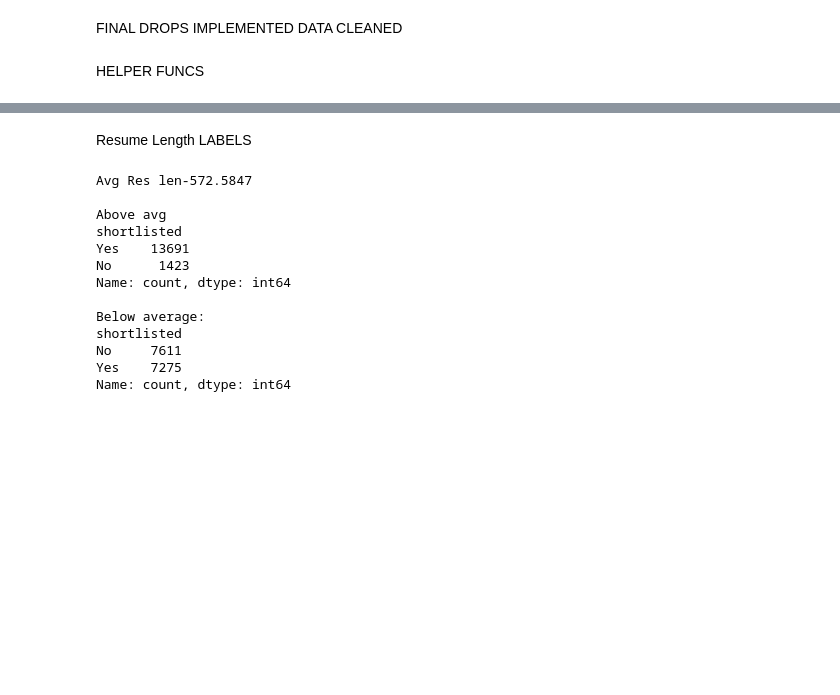
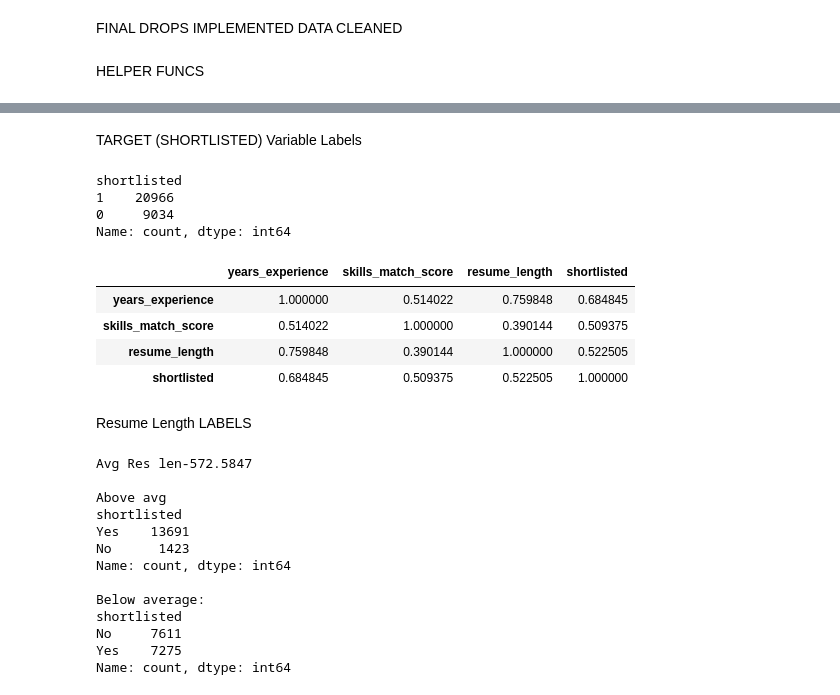
Before and after one commit to KK-code001/Candidate-Hiring-ML-Automation, a Jupyter notebook: Notebooks/EDA_Dataclean_1.ipynb, the cells around one changed output, grey strips where cells are left out. Drawn from its saved outputs; the diff is of its cells as text; code cells hidden in the pictures; blank space fills up the shorter version.

```diff
--- a/Notebooks/EDA_Dataclean_1.ipynb
+++ b/Notebooks/EDA_Dataclean_1.ipynb
@@ -65,3 +84,19 @@ def avg(arr):
+# %% [markdown]
+TARGET (SHORTLISTED) Variable Labels
+# %%
+print(df['shortlisted'].value_counts())
+df["shortlisted"].value_counts(normalize=True)*100
+df.corr(numeric_only=True) #Numeric values correlation with each value
+# %% [output]
+shortlisted
+1    20966
+0     9034
+Name: count, dtype: int64
+|  | years_experience | skills_match_score | resume_length | shortlisted |
+| years_experience | 1.000000 | 0.514022 | 0.759848 | 0.684845 |
+| skills_match_score | 0.514022 | 1.000000 | 0.390144 | 0.509375 |
+| resume_length | 0.759848 | 0.390144 | 1.000000 | 0.522505 |
+| shortlisted | 0.684845 | 0.509375 | 0.522505 | 1.000000 |
 # %% [markdown]
 Resume Length LABELS
 # %%
```
Also changed, not shown: parts of 5 cells of this notebook, 2 other files.
